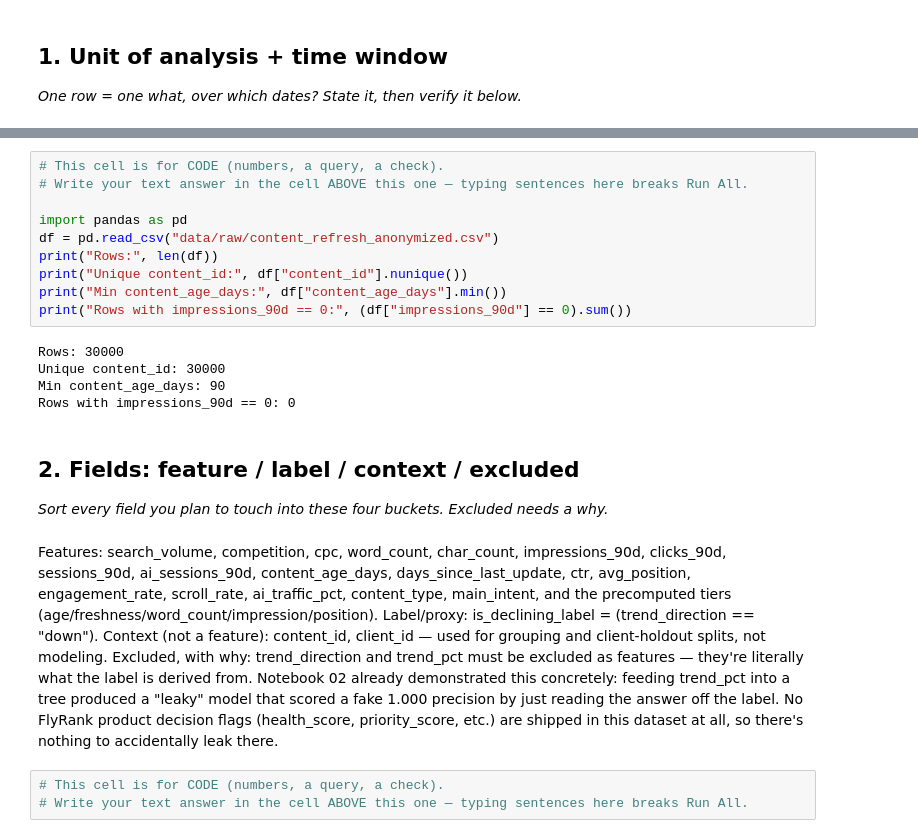
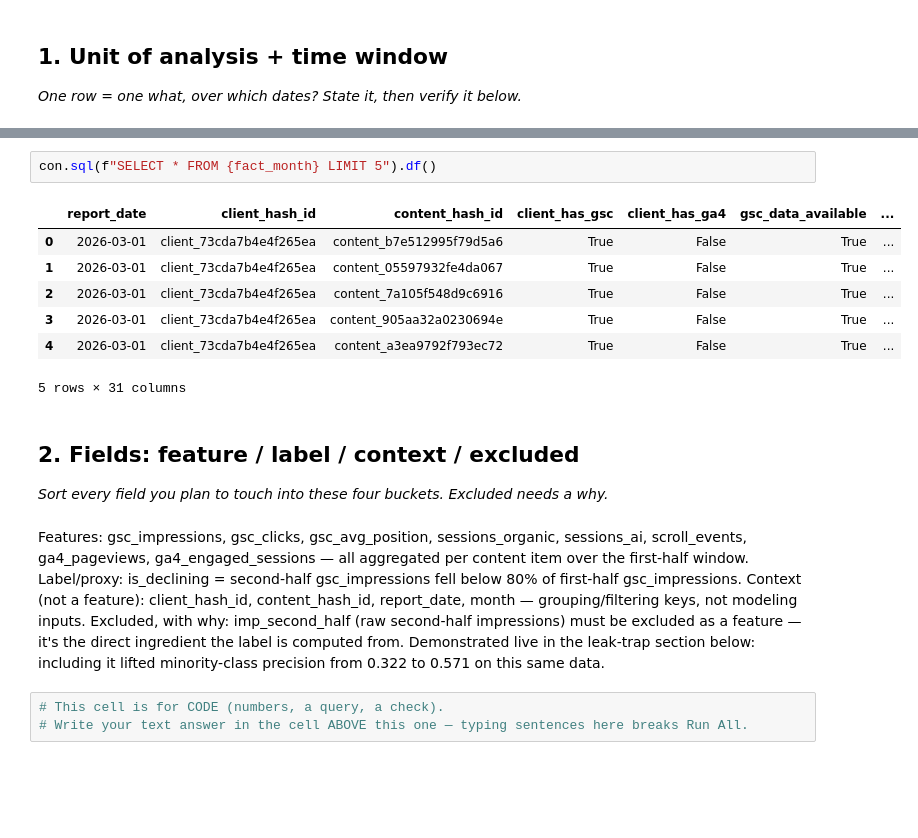
Before and after one commit to yasmeenmh90-beep/flyrank-ml-internship-starter, a Jupyter notebook: work/notebooks/w03_data_contract.ipynb, the cells around one changed output, grey strips where cells are left out. Saved outputs shown, nothing was run; the diff lists cells and outputs as text; blank space fills up the shorter version.

```diff
--- a/work/notebooks/w03_data_contract.ipynb
+++ b/work/notebooks/w03_data_contract.ipynb
@@ -28,27 +83,22 @@ One row = one content page (content_id). Each row aggregates that page's activit
 # %%
-# This cell is for CODE (numbers, a query, a check).
-# Write your text answer in the cell ABOVE this one — typing sentences here breaks Run All.
-
-import pandas as pd
-df = pd.read_csv("data/raw/content_refresh_anonymized.csv")
-print("Rows:", len(df))
-print("Unique content_id:", df["content_id"].nunique())
-print("Min content_age_days:", df["content_age_days"].min())
-print("Rows with impressions_90d == 0:", (df["impressions_90d"] == 0).sum())
+con.sql(f"SELECT * FROM {fact_month} LIMIT 5").df()
 # %% [output]
+|  | report_date | client_hash_id | content_hash_id | client_has_gsc | client_has_ga4 | gsc_data_available | ... |
+| 0 | 2026-03-01 | client_73cda7b4e4f265ea | content_b7e512995f79d5a6 | True | False | True | ... |
+| 1 | 2026-03-01 | client_73cda7b4e4f265ea | content_05597932fe4da067 | True | False | True | ... |
+| 2 | 2026-03-01 | client_73cda7b4e4f265ea | content_7a105f548d9c6916 | True | False | True | ... |
+| 3 | 2026-03-01 | client_73cda7b4e4f265ea | content_905aa32a0230694e | True | False | True | ... |
+| 4 | 2026-03-01 | client_73cda7b4e4f265ea | content_a3ea9792f793ec72 | True | False | True | ... |
-Rows: 30000
-Unique content_id: 30000
-Min content_age_days: 90
-Rows with impressions_90d == 0: 0
+5 rows × 31 columns
 # %% [markdown]
 ## 2. Fields: feature / label / context / excluded
 
 *Sort every field you plan to touch into these four buckets. Excluded needs a why.*
 # %% [markdown]
-Features: search_volume, competition, cpc, word_count, char_count, impressions_90d, clicks_90d, sessions_90d, ai_sessions_90d, content_age_days, days_since_last_update, ctr, avg_position, engagement_rate, scroll_rate, ai_traffic_pct, content_type, main_intent, and the precomputed tiers (age/freshness/word_count/impression/position).
-Label/proxy: is_declining_label = (trend_direction == "down").
-Context (not a feature): content_id, client_id — used for grouping and client-holdout splits, not modeling.
-Excluded, with why: trend_direction and trend_pct must be excluded as features — they're literally what the label is derived from. Notebook 02 already demonstrated this concretely: feeding trend_pct into a tree produced a "leaky" model that scored a fake 1.000 precision by just reading the answer off the label. No FlyRank product decision flags (health_score, priority_score, etc.) are shipped in this dataset at all, so there's nothing to accidentally leak there.
+Features: gsc_impressions, gsc_clicks, gsc_avg_position, sessions_organic, sessions_ai, scroll_events, ga4_pageviews, ga4_engaged_sessions — all aggregated per content item over the first-half window.
+Label/proxy: is_declining = second-half gsc_impressions fell below 80% of first-half gsc_impressions.
+Context (not a feature): client_hash_id, content_hash_id, report_date, month — grouping/filtering keys, not modeling inputs.
+Excluded, with why: imp_second_half (raw second-half impressions) must be excluded as a feature — it's the direct ingredient the label is computed from. Demonstrated live in the leak-trap section below: including it lifted minority-class precision from 0.322 to 0.571 on this same data.
 # %%
 # This cell is for CODE (numbers, a query, a check).
 # Write your text answer in the cell ABOVE this one — typing sentences here breaks Run All.
```
Also changed, not shown: parts of 14 cells of this notebook.
